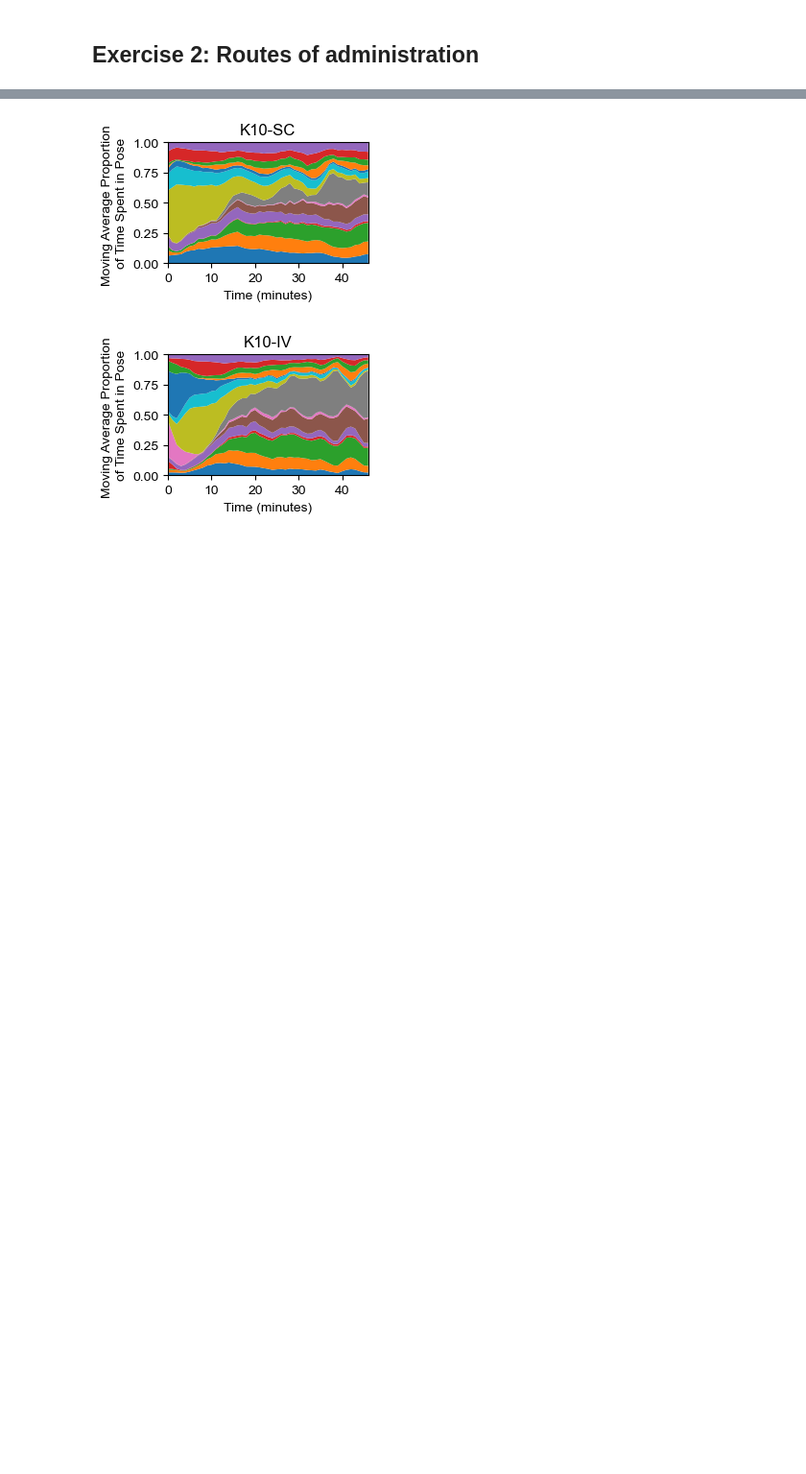
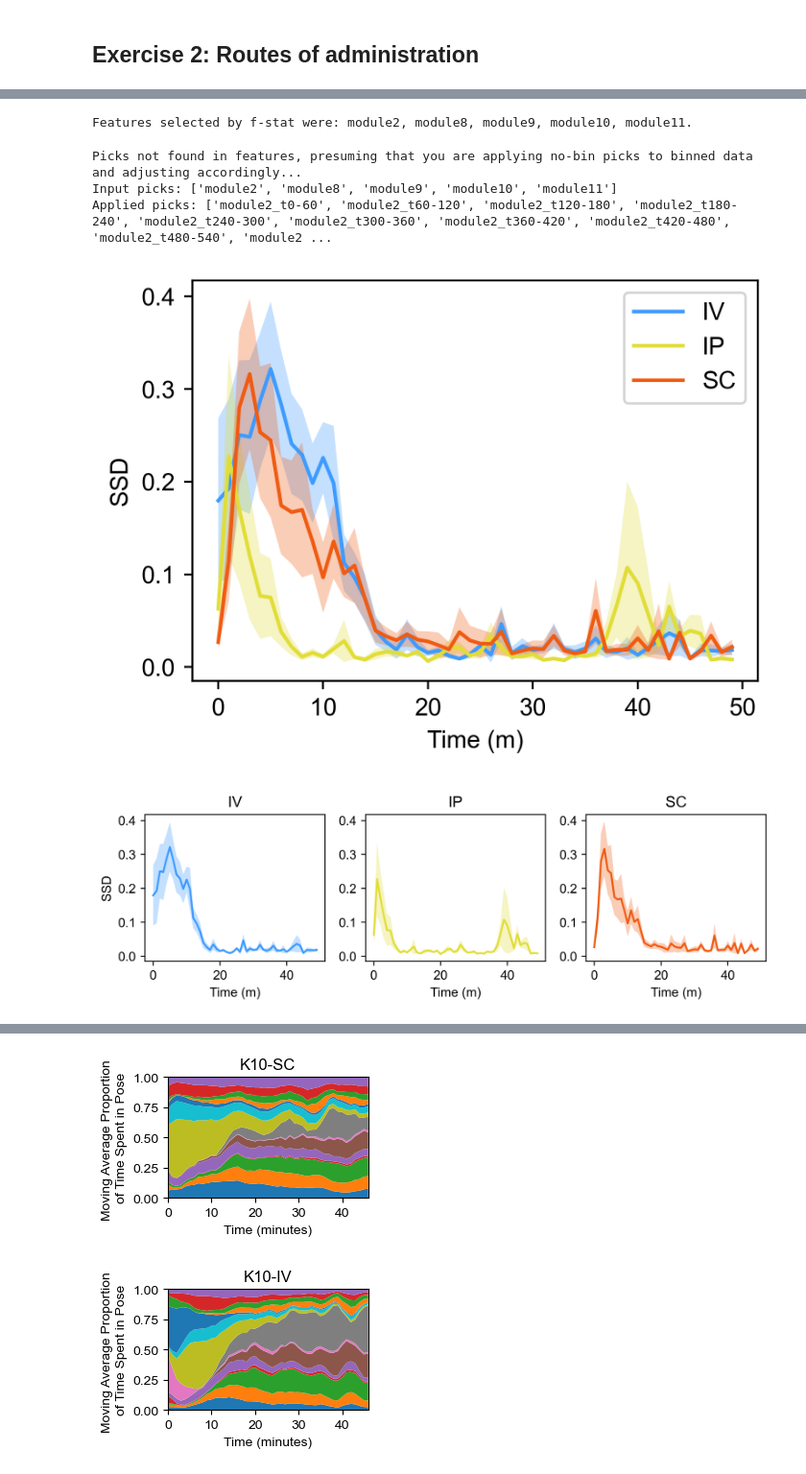
Before and after one commit to s-ewbank/MARIPoSA, a Jupyter notebook: docs/_build/jupyter_execute/demo4_pk.ipynb, the cells around one changed output, grey strips where cells are left out. Shown at 96% size. Drawn from its saved outputs; the diff is of its cells as text; code cells hidden in the pictures; blank space fills up the shorter version.

```diff
--- a/docs/_build/jupyter_execute/demo4_pk.ipynb
+++ b/docs/_build/jupyter_execute/demo4_pk.ipynb
@@ -692,0 +290,68 @@ config = metadata.load_project(config_path)
+# %%
+selected_subgroups=["saliv"]
+binsize=1200
+labels_df, n_modules = analysis.label_counter_subgroups(config,0,1200,selected_subgroups=selected_subgroups)
+control_usage_feats = analysis.get_usage_feats(config,labels_df,binsize,selected_subgroups=selected_subgroups)
+control_usage_feats.to_df()
+
+selected_subgroups=["saliv","k10iv","k10ip","k10sc"]
+binsize=1200
+labels_df, n_modules = analysis.label_counter_subgroups(config,0,1200,selected_subgroups=selected_subgroups)
+exp_usage_feats = analysis.get_usage_feats(config,labels_df,binsize,selected_subgroups=selected_subgroups)
+picks, pick_names = analysis.feat_select(exp_usage_feats, method="f", n_feats=5, verbose=True)
+
+selected_subgroups=["k10iv","k10ip","k10sc"]
+binsize=60
+labels_df, n_modules = analysis.label_counter_subgroups(config,0,60*50,selected_subgroups=selected_subgroups)
+exp_usage_feats = analysis.get_usage_feats(config,labels_df,binsize,selected_subgroups=selected_subgroups)
+# %% [output]
+Features selected by f-stat were: module2, module8, module9, module10, module11.
+# %%
+group_titles=["IV","IP","SC"]
+cmap=plt.get_cmap("turbo")
+colors=[cmap([0.2]),cmap([0.6]),cmap([0.8])]
+
+exp_usage_ssd = analysis.get_usage_ssd(control_usage_feats.apply_picks(pick_names),exp_usage_feats.apply_picks(pick_names))
+
+plt.figure(figsize=(4,3),dpi=400)
+
+xticks=np.float32(exp_usage_ssd.columns)/60
+for g, group in enumerate(selected_subgroups):
+    group_data=exp_usage_ssd[exp_usage_ssd.index==group]
+    plt.plot(xticks,group_data.mean(axis=0),label=group_titles[g],color=colors[g])
+    plt.fill_between(np.array(xticks),np.array(group_data.mean(axis=0)-(group_data.std(axis=0)/np.sqrt(group_data.shape[0])),dtype=np.float32),
+                     np.array(group_data.mean(axis=0)+(group_data.std(axis=0)/np.sqrt(group_data.shape[0])),dtype=np.float32),color=colors[g],
+                     alpha=0.3,edgecolor="none")
+
+ylim=plt.ylim()
+plt.xlabel("Time (m)")
+plt.ylabel("SSD")
+plt.legend()
+plt.tight_layout()
+if save==True:
+    plt.savefig(save_path+"roa_pk_ssd_nofit.png",dpi=500)
+
+fig, ax = plt.subplots(1,3,figsize=(7.5,2.5),dpi=400)
+
+xticks=np.float32(exp_usage_ssd.columns)/60
+
+for g, group in enumerate(selected_subgroups):
+    group_data=exp_usage_ssd[exp_usage_ssd.index==group]
+    ax[g].set_ylim(ylim)
+    ax[g].plot(xticks,group_data.mean(axis=0),label=group,color=colors[g])
+    ax[g].fill_between(np.array(xticks),np.array(group_data.mean(axis=0)-(group_data.std(axis=0)/np.sqrt(group_data.shape[0])),dtype=np.float32),
+                     np.array(group_data.mean(axis=0)+(group_data.std(axis=0)/np.sqrt(group_data.shape[0])),dtype=np.float32),color=colors[g],
+                     alpha=0.3,edgecolor="none")
+    ax[g].set_title(group_titles[g])
+
+    ax[g].set_xlabel("Time (m)")
+ax[0].set_ylabel("SSD")
+plt.tight_layout()
+if save==True:
+    plt.savefig(save_path+"roa_pk_ssd_nofit_panels.png",dpi=500)
+# %% [output]
+Picks not found in features, presuming that you are applying no-bin picks to binned data and adjusting accordingly...
+Input picks: ['module2', 'module8', 'module9', 'module10', 'module11']
+Applied picks: ['module2_t0-60', 'module2_t60-120', 'module2_t120-180', 'module2_t180-240', 'module2_t240-300', 'module2_t300-360', 'module2_t360-420', 'module2_t420-480', 'module2_t480-540', 'module2 ...
+[figure, added]
+[figure, added]
```
Also changed, not shown: parts of 31 cells of this notebook, 35 other files.
